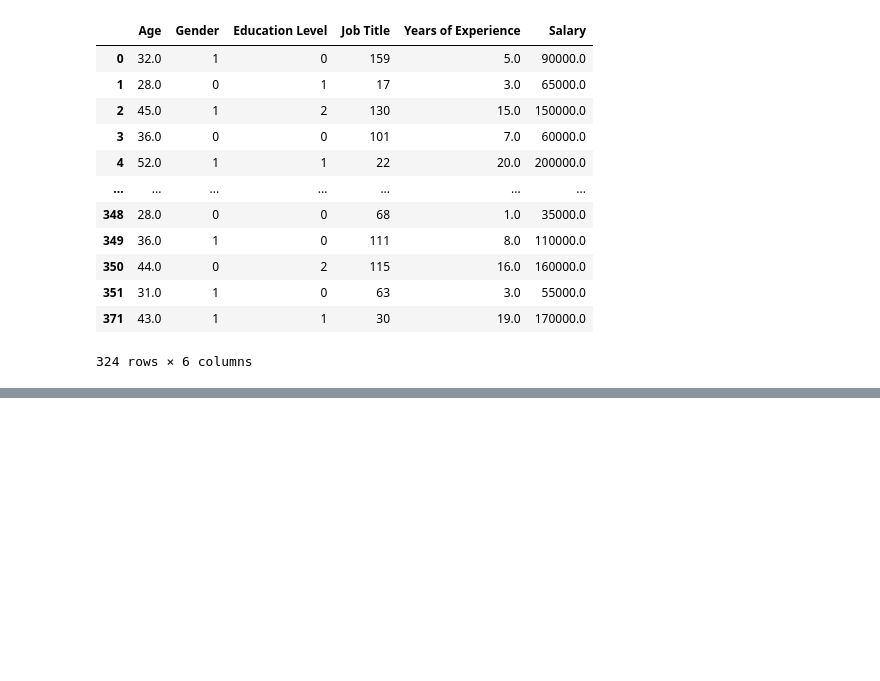
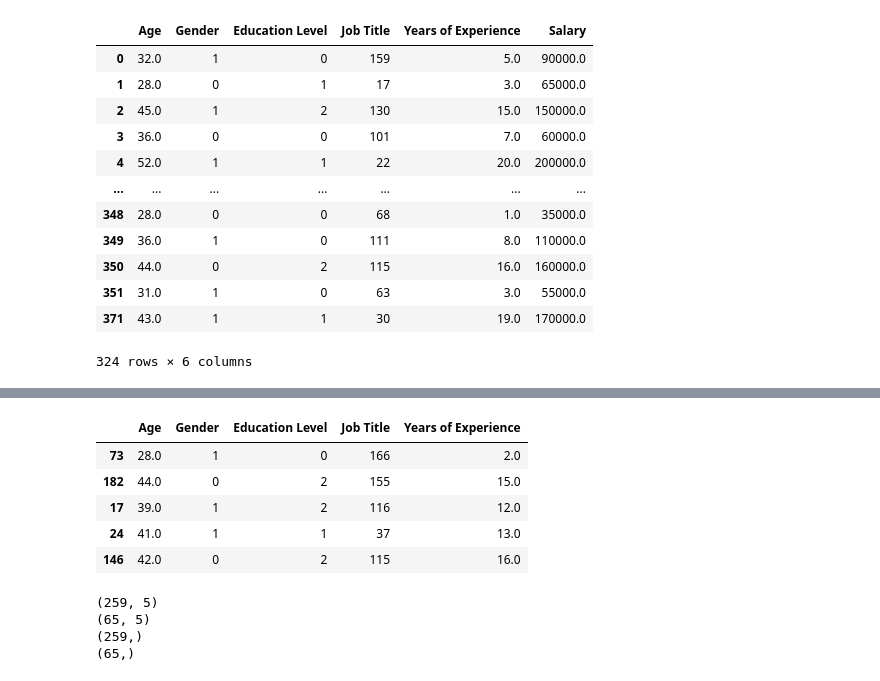
Before and after one commit to vinaygupta88/Empl-Salary-Predection, a Jupyter notebook: Training Files/Emp-Salary-Prediction.ipynb, the cells around one changed output, grey strips where cells are left out. Drawn from its saved outputs; the diff is of its cells as text; code cells hidden in the pictures; blank space fills up the shorter version.

Commit message:
Splitting Data Into Train And Test

```diff
--- a/Training Files/Emp-Salary-Prediction.ipynb
+++ b/Training Files/Emp-Salary-Prediction.ipynb
@@ -217,0 +220,3 @@ df
+# %%
+x = df[['Age','Gender','Education Level','Job Title','Years of Experience']]
+y = df['Salary']
@@ -217,0 +239,22 @@ df
+# %%
+from sklearn.model_selection import train_test_split
+x_train, x_test, y_train, y_test = train_test_split(x, y, test_size=0.2, random_state=42)
+# %%
+x_train.head()
+# %% [output]
+|  | Age | Gender | Education Level | Job Title | Years of Experience |
+| 73 | 28.0 | 1 | 0 | 166 | 2.0 |
+| 182 | 44.0 | 0 | 2 | 155 | 15.0 |
+| 17 | 39.0 | 1 | 2 | 116 | 12.0 |
+| 24 | 41.0 | 1 | 1 | 37 | 13.0 |
+| 146 | 42.0 | 0 | 2 | 115 | 16.0 |
+# %%
+print(x_train.shape)
+print(x_test.shape)
+print(y_train.shape)
+print(y_test.shape)
+# %% [output]
+(259, 5)
+(65, 5)
+(259,)
+(65,)
```
Also changed, not shown: parts of 2 cells of this notebook.
